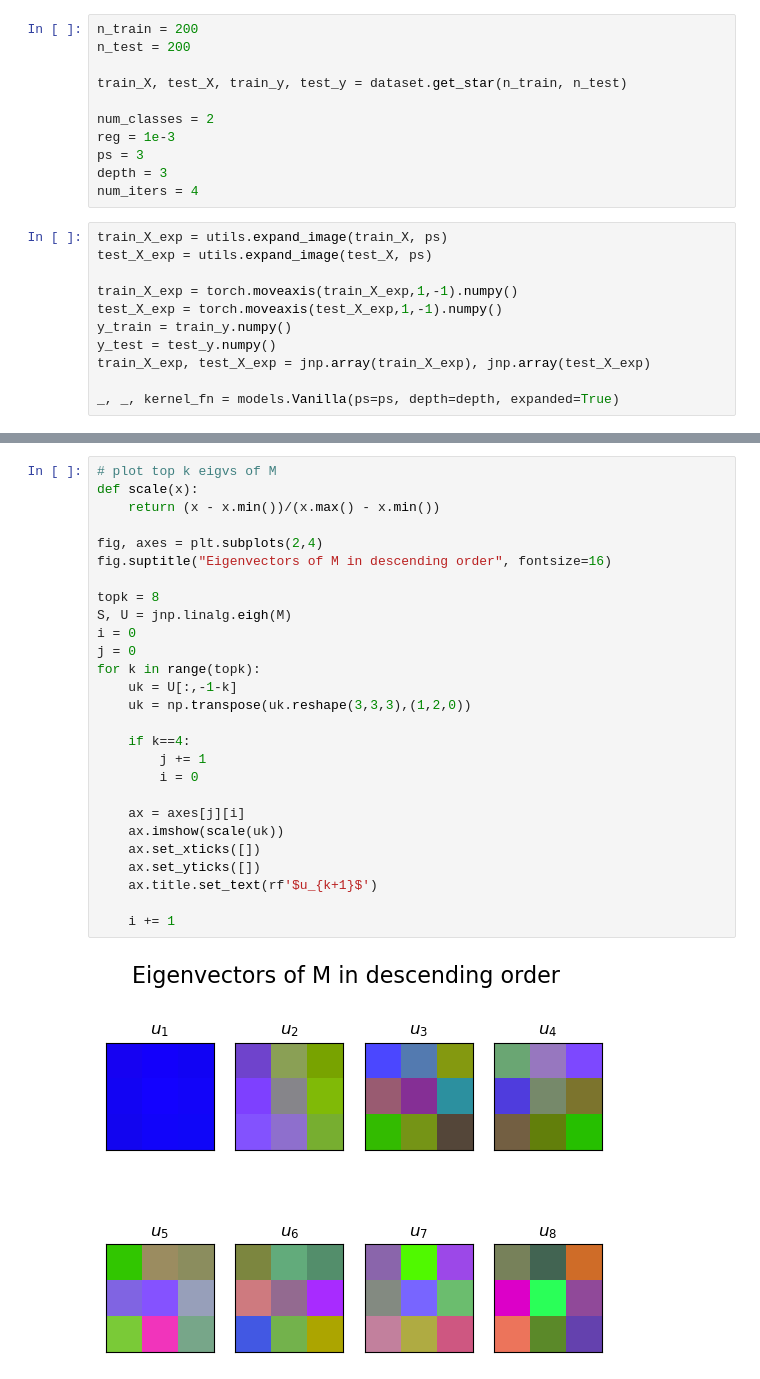
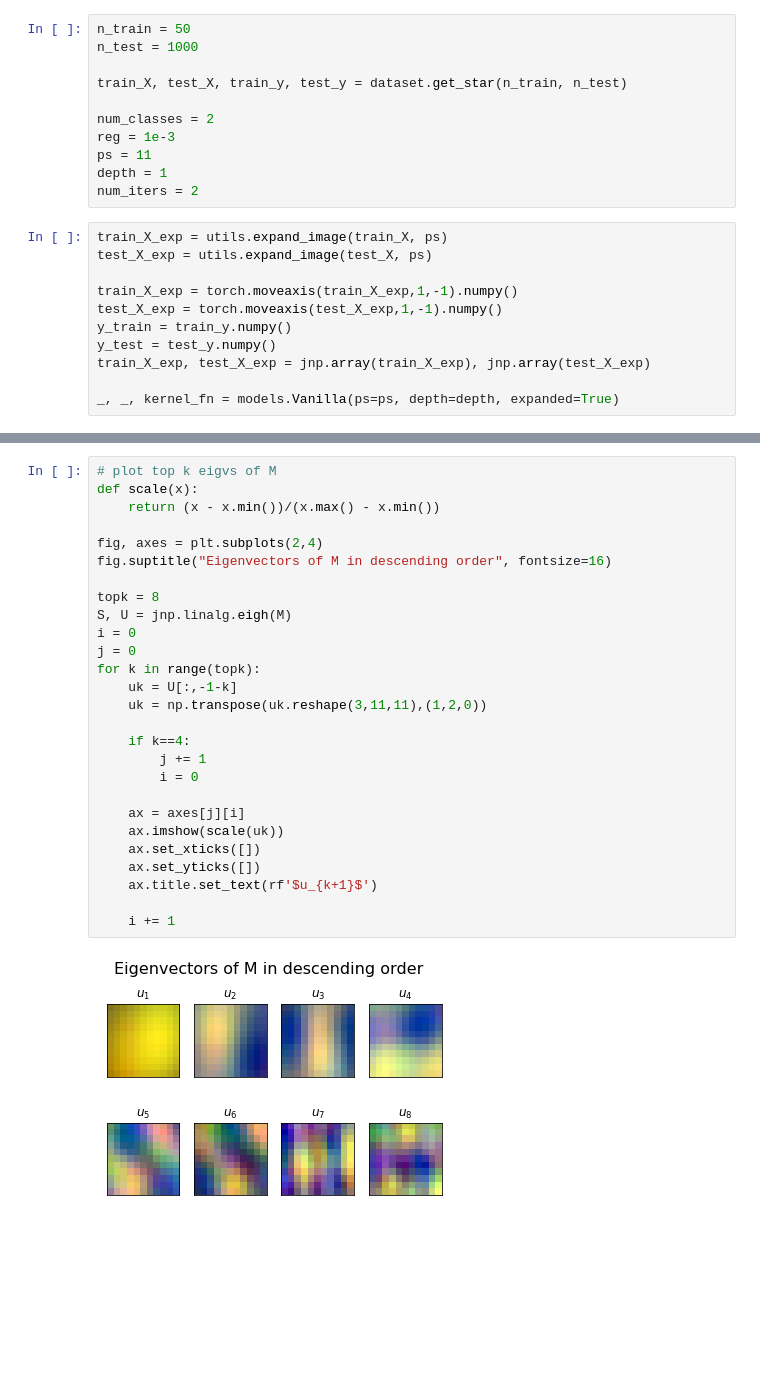
Before and after one commit to aradha/agop_feature_learning, a Jupyter notebook: kernel_machine_agop/conv_rfm/CRFM_star.ipynb, the cells around one changed output, grey strips where cells are left out. Drawn from its saved outputs; the diff is of its cells as text; blank space fills up the shorter version.

```diff
--- a/kernel_machine_agop/conv_rfm/CRFM_star.ipynb
+++ b/kernel_machine_agop/conv_rfm/CRFM_star.ipynb
@@ -39,16 +39,16 @@ import dataset
 # %% [markdown]
 ## Star dataset
 # %%
-n_train = 200
-n_test = 200
+n_train = 50
+n_test = 1000
 
 train_X, test_X, train_y, test_y = dataset.get_star(n_train, n_test)
 
 num_classes = 2
 reg = 1e-3
-ps = 3
-depth = 3
-num_iters = 4
+ps = 11
+depth = 1
+num_iters = 2
 # %%
 train_X_exp = utils.expand_image(train_X, ps)
 test_X_exp = utils.expand_image(test_X, ps)
@@ -138,30 +128,30 @@ Round 3 MSE: 0.14319079
 # %%
 # plot top k eigvs of M
 def scale(x):
     return (x - x.min())/(x.max() - x.min())
 
 fig, axes = plt.subplots(2,4)
 fig.suptitle("Eigenvectors of M in descending order", fontsize=16)
 
 topk = 8
 S, U = jnp.linalg.eigh(M)
 i = 0
 j = 0
 for k in range(topk):
     uk = U[:,-1-k]
-    uk = np.transpose(uk.reshape(3,3,3),(1,2,0))
+    uk = np.transpose(uk.reshape(3,11,11),(1,2,0))
 
     if k==4:
         j += 1
         i = 0
 
     ax = axes[j][i]
     ax.imshow(scale(uk))
     ax.set_xticks([])
     ax.set_yticks([])
     ax.title.set_text(rf'$u_{k+1}$')
 
     i += 1
 # %% [output]
-[figure, old version]
+[figure, new version]
 # %% [markdown]
```
Also changed, not shown: parts of 6 cells of this notebook, 1 other file.
